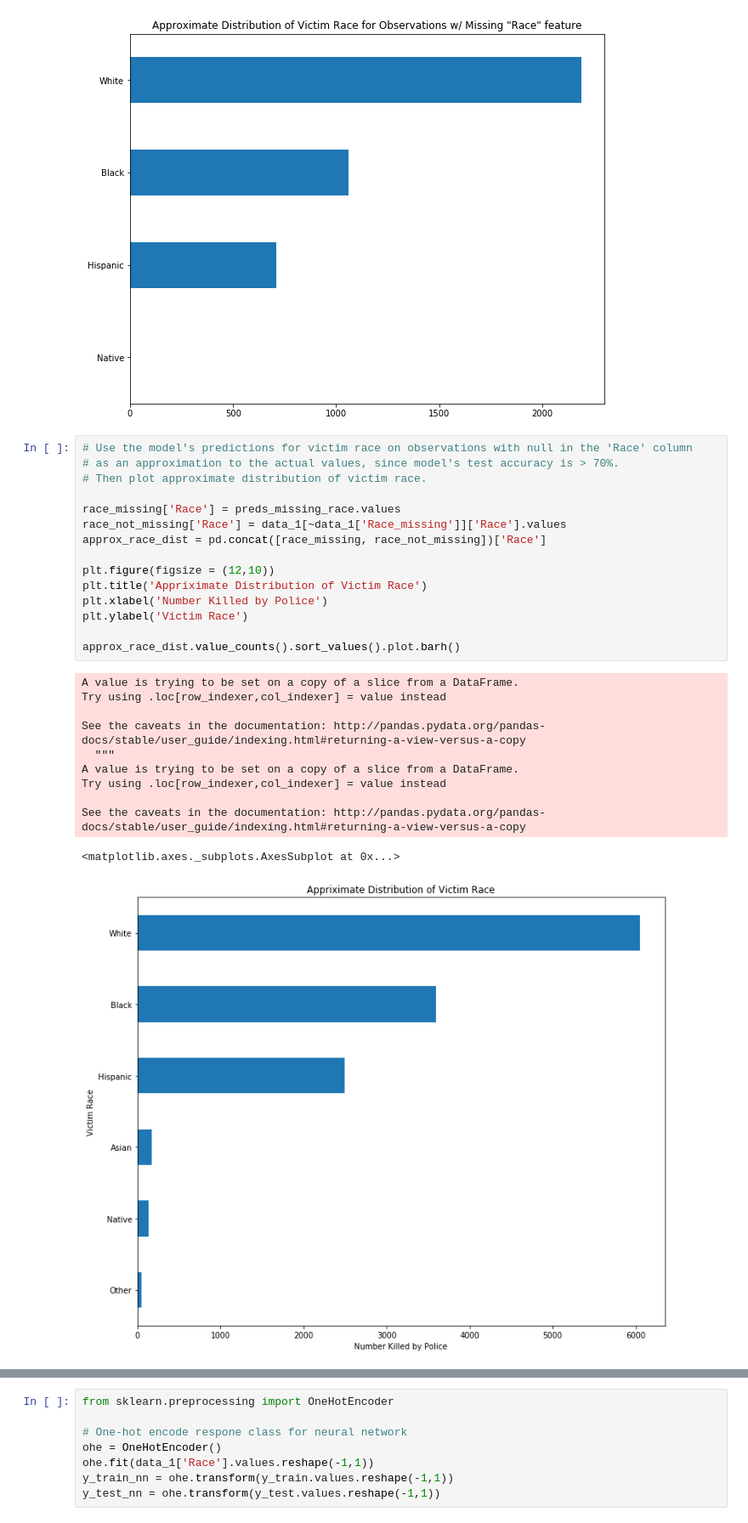
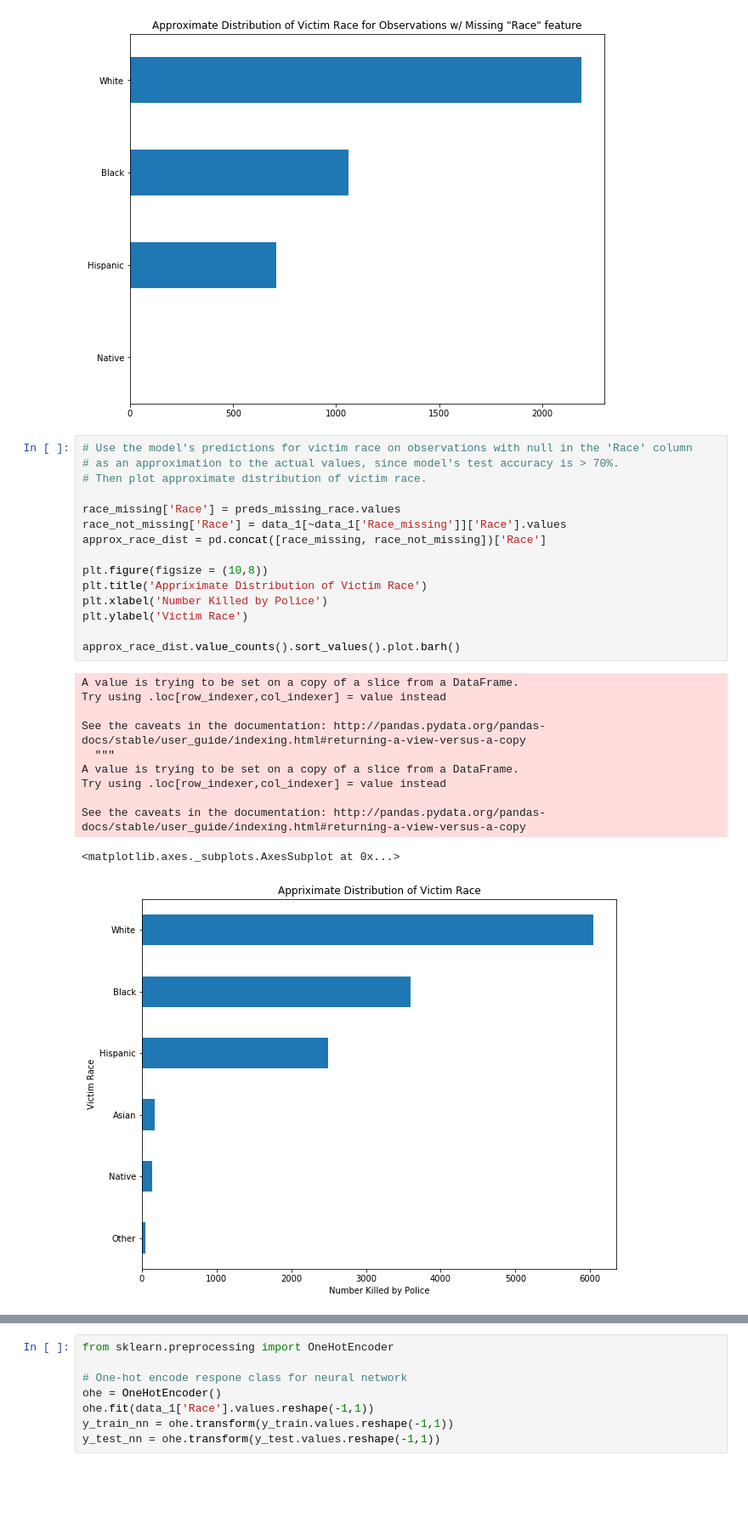
Before and after one commit to hotafrosauce1/Police-Fatality-Victim-Dataset-Analysis, a Jupyter notebook: Police_Fatality_Analysis.ipynb, the cells around one changed output, grey strips where cells are left out. Shown at 85% size. Drawn from its saved outputs; the diff is of its cells as text; blank space fills up the shorter version.

```diff
--- a/Police_Fatality_Analysis.ipynb
+++ b/Police_Fatality_Analysis.ipynb
@@ -345,30 +346,30 @@ preds_missing_race.value_counts().sort_values().plot.barh()
 # %%
 # Use the model's predictions for victim race on observations with null in the 'Race' column
 # as an approximation to the actual values, since model's test accuracy is > 70%.
 # Then plot approximate distribution of victim race.
 
 race_missing['Race'] = preds_missing_race.values
 race_not_missing['Race'] = data_1[~data_1['Race_missing']]['Race'].values
 approx_race_dist = pd.concat([race_missing, race_not_missing])['Race']
 
-plt.figure(figsize = (12,10))
+plt.figure(figsize = (10,8))
 plt.title('Appriximate Distribution of Victim Race')
 plt.xlabel('Number Killed by Police')
 plt.ylabel('Victim Race')
 
 approx_race_dist.value_counts().sort_values().plot.barh()
 # %% [output]
 A value is trying to be set on a copy of a slice from a DataFrame.
 Try using .loc[row_indexer,col_indexer] = value instead
 
 See the caveats in the documentation: http://pandas.pydata.org/pandas-docs/stable/user_guide/indexing.html#returning-a-view-versus-a-copy
   """
 A value is trying to be set on a copy of a slice from a DataFrame.
 Try using .loc[row_indexer,col_indexer] = value instead
 
 See the caveats in the documentation: http://pandas.pydata.org/pandas-docs/stable/user_guide/indexing.html#returning-a-view-versus-a-copy
 <matplotlib.axes._subplots.AxesSubplot at 0x...>
-[figure, old version]
+[figure, new version]
 # %%
 temp = approx_race_dist.value_counts()
 temp /= len(approx_race_dist)
```
Also changed, not shown: parts of 4 cells of this notebook, 1 other file.
